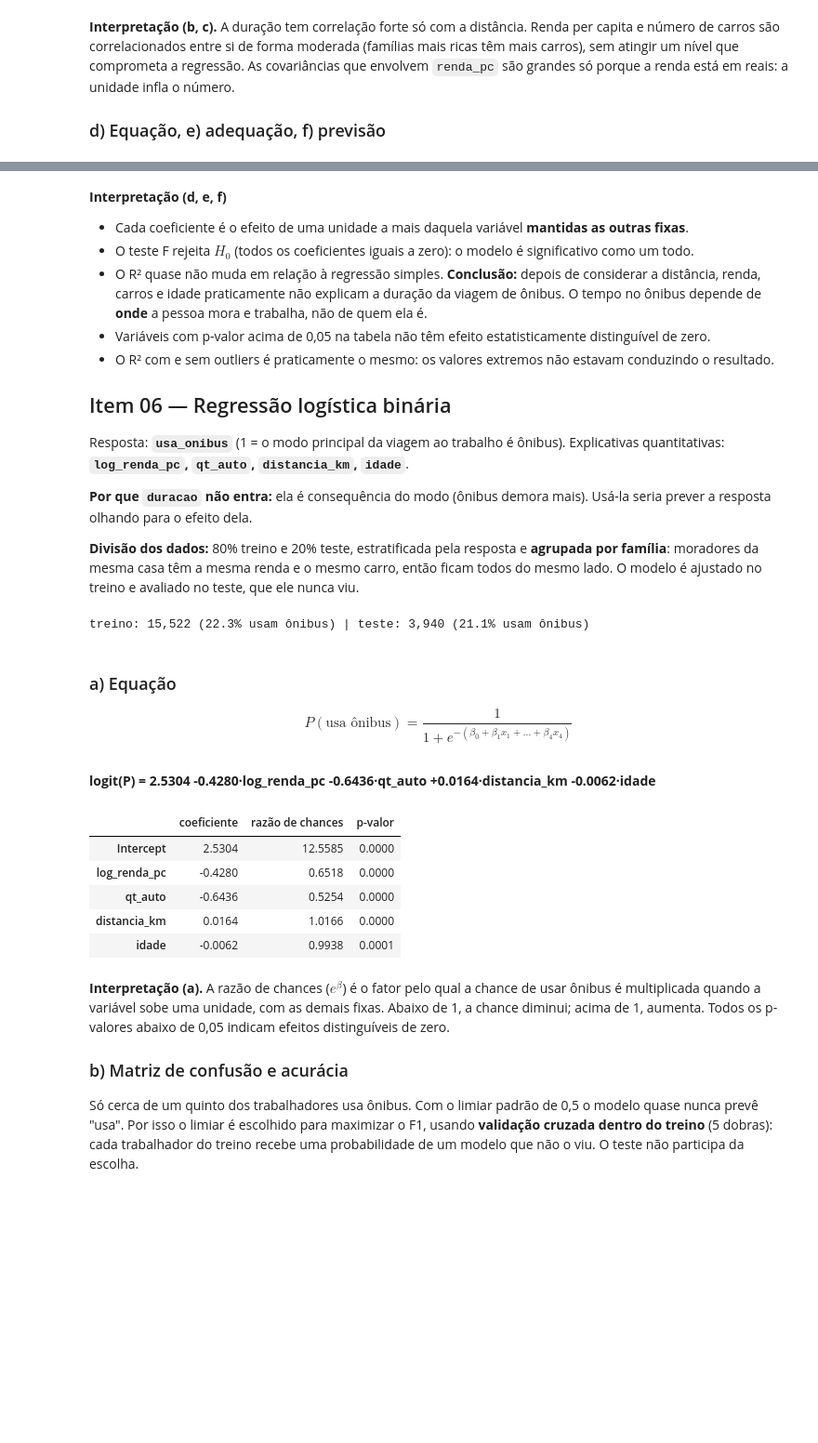
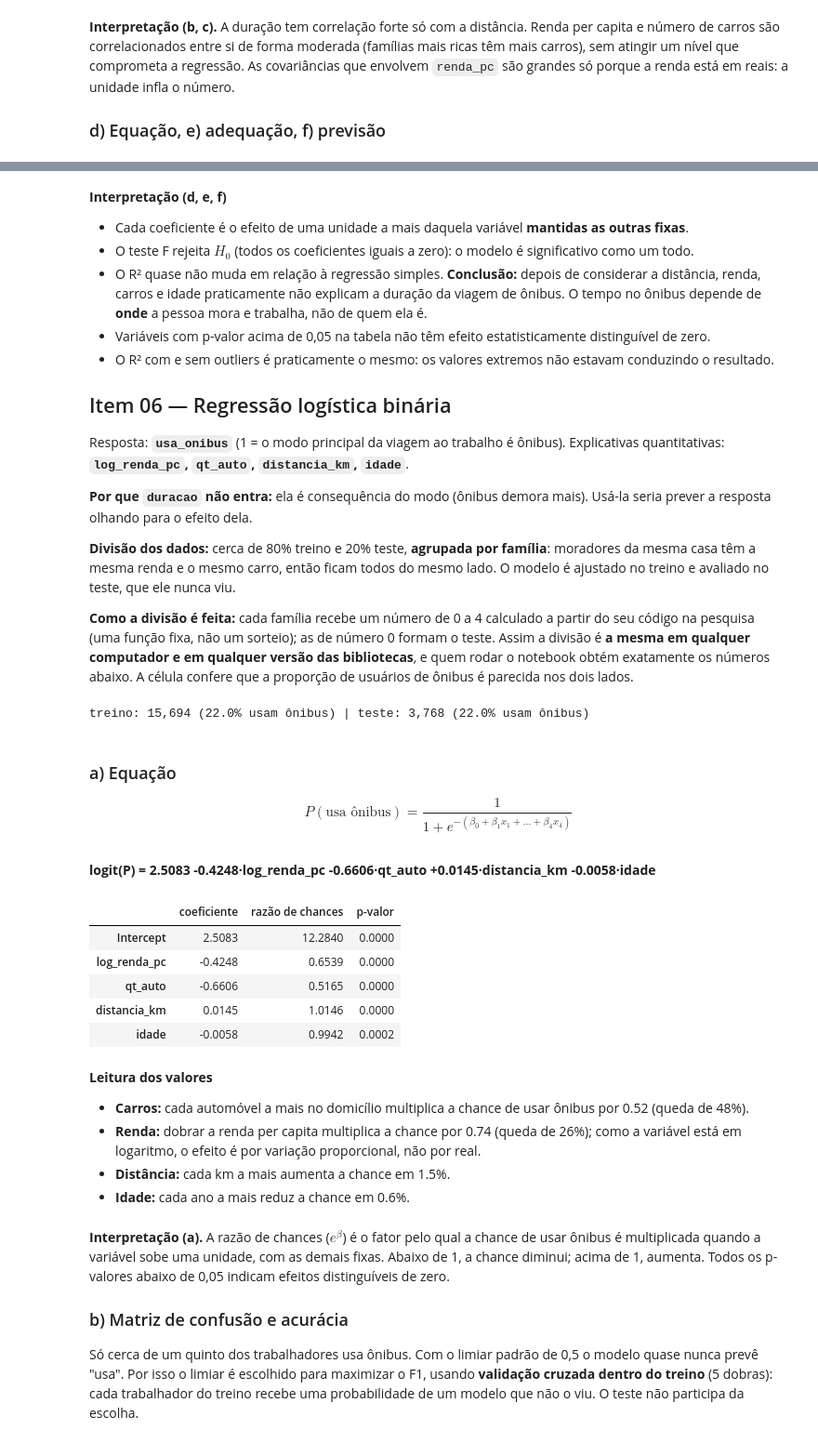
Before and after one commit to DaviZuolo07/CitizenTech_GS_2SEM, a Jupyter notebook: entregas/mlam/03_regressoes.ipynb, the cells around one changed output, grey strips where cells are left out. Shown at 93% size. Saved outputs shown, nothing was run; the diff lists cells and outputs as text; code cells hidden in the pictures; blank space fills up the shorter version.

```diff
--- a/entregas/mlam/03_regressoes.ipynb
+++ b/entregas/mlam/03_regressoes.ipynb
@@ -11,16 +11,20 @@ Base: `dados/od2017_sp_trabalho.csv` (gerada em `01_preparacao.ipynb`), uma linh
 | 05 | Renda, carros e idade acrescentam algo? | regressão linear múltipla |
 | 06 | Quem usa ônibus para trabalhar? | regressão logística binária |
 # %%
+import pathlib
 import numpy as np
 import pandas as pd
 import matplotlib.pyplot as plt
 import statsmodels.formula.api as smf
 from sklearn import metrics
-from sklearn.model_selection import StratifiedGroupKFold
 from IPython.display import Markdown, display
 
 pd.set_option("display.float_format", "{:,.4f}".format)
-df = pd.read_csv("dados/od2017_sp_trabalho.csv")
+# A base é lida da pasta do repositório. Se o notebook for aberto sozinho (por exemplo, no Google Colab),
+# ela é baixada do repositório público do grupo: é o mesmo arquivo, gerado pelo 01_preparacao.ipynb.
+CSV = pathlib.Path("dados/od2017_sp_trabalho.csv")
+URL_CSV = "https://raw.githubusercontent.com/DaviZuolo07/CitizenTech_GS_2SEM/main/entregas/mlam/dados/od2017_sp_trabalho.csv"
+df = pd.read_csv(CSV if CSV.exists() else URL_CSV)
 onibus = df[df.usa_onibus == 1]
 
 def sem_outliers(d, colunas):
@@ -176,35 +215,53 @@ Resposta: **`usa_onibus`** (1 = o modo principal da viagem ao trabalho é ônibu
 
 **Por que `duracao` não entra:** ela é consequência do modo (ônibus demora mais). Usá-la seria prever a resposta olhando para o efeito dela.
 
-**Divisão dos dados:** 80% treino e 20% teste, estratificada pela resposta e **agrupada por família**: moradores da mesma casa têm a mesma renda e o mesmo carro, então ficam todos do mesmo lado. O modelo é ajustado no treino e avaliado no teste, que ele nunca viu.
+**Divisão dos dados:** cerca de 80% treino e 20% teste, **agrupada por família**: moradores da mesma casa têm a mesma renda e o mesmo carro, então ficam todos do mesmo lado. O modelo é ajustado no treino e avaliado no teste, que ele nunca viu.
+
+**Como a divisão é feita:** cada família recebe um número de 0 a 4 calculado a partir do seu código na pesquisa (uma função fixa, não um sorteio); as de número 0 formam o teste. Assim a divisão é **a mesma em qualquer computador e em qualquer versão das bibliotecas**, e quem rodar o notebook obtém exatamente os números abaixo. A célula confere que a proporção de usuários de ônibus é parecida nos dois lados.
 # %%
-def dobras(d, k=5, semente=42):
-    return StratifiedGroupKFold(k, shuffle=True, random_state=semente).split(d, d.usa_onibus, d.id_fam)
+def dobra_da_familia(id_fam, k=5, sal=0):
+    """Número de 0 a k-1 calculado do código da família (espalhamento multiplicativo, sem sorteio).
+    Todos os moradores de uma casa recebem o mesmo número, em qualquer computador e versão de biblioteca."""
+    return ((((id_fam.astype("int64") + sal) * 2654435761) % 2**32) // 65536) % k
 
-i_treino, i_teste = next(dobras(df))
-treino, teste = df.iloc[i_treino], df.iloc[i_teste]
+no_teste = dobra_da_familia(df.id_fam) == 0
+treino, teste = df[~no_teste], df[no_teste]
 assert not set(treino.id_fam) & set(teste.id_fam)
+assert abs(treino.usa_onibus.mean() - teste.usa_onibus.mean()) < 0.02, "proporção da resposta muito diferente entre treino e teste"
 print(f"treino: {len(treino):,} ({treino.usa_onibus.mean():.1%} usam ônibus) | teste: {len(teste):,} ({teste.usa_onibus.mean():.1%} usam ônibus)")
 
 FORMULA = "usa_onibus ~ log_renda_pc + qt_auto + distancia_km + idade"
 logit = smf.logit(FORMULA, treino).fit(disp=0)
 # %% [output]
-treino: 15,522 (22.3% usam ônibus) | teste: 3,940 (21.1% usam ônibus)
+treino: 15,694 (22.0% usam ônibus) | teste: 3,768 (22.0% usam ônibus)
 # %% [markdown]
 ### a) Equação
 $$P(\text{usa ônibus}) = \frac{1}{1 + e^{-(\beta_0 + \beta_1 x_1 + \dots + \beta_4 x_4)}}$$
 # %%
 b = logit.params
 display(Markdown(f"**logit(P) = {b.Intercept:.4f} {b.log_renda_pc:+.4f}·log_renda_pc {b.qt_auto:+.4f}·qt_auto {b.distancia_km:+.4f}·distancia_km {b.idade:+.4f}·idade**"))
 display(pd.DataFrame({"coeficiente": b, "razão de chances": np.exp(b), "p-valor": logit.pvalues}))
+rc = np.exp(b)
+display(Markdown(
+    f"**Leitura dos valores**\n"
+    f"- **Carros:** cada automóvel a mais no domicílio multiplica a chance de usar ônibus por {rc.qt_auto:.2f} (queda de {1 - rc.qt_auto:.0%}).\n"
+    f"- **Renda:** dobrar a renda per capita multiplica a chance por {2 ** b.log_renda_pc:.2f} (queda de {1 - 2 ** b.log_renda_pc:.0%}); "
+    f"como a variável está em logaritmo, o efeito é por variação proporcional, não por real.\n"
+    f"- **Distância:** cada km a mais aumenta a chance em {rc.distancia_km - 1:.1%}.\n"
+    f"- **Idade:** cada ano a mais reduz a chance em {1 - rc.idade:.1%}."))
 # %% [output]
-**logit(P) = 2.5304 -0.4280·log_renda_pc -0.6436·qt_auto +0.0164·distancia_km -0.0062·idade**
+**logit(P) = 2.5083 -0.4248·log_renda_pc -0.6606·qt_auto +0.0145·distancia_km -0.0058·idade**
 |  | coeficiente | razão de chances | p-valor |
-| Intercept | 2.5304 | 12.5585 | 0.0000 |
-| log_renda_pc | -0.4280 | 0.6518 | 0.0000 |
-| qt_auto | -0.6436 | 0.5254 | 0.0000 |
-| distancia_km | 0.0164 | 1.0166 | 0.0000 |
-| idade | -0.0062 | 0.9938 | 0.0001 |
+| Intercept | 2.5083 | 12.2840 | 0.0000 |
+| log_renda_pc | -0.4248 | 0.6539 | 0.0000 |
+| qt_auto | -0.6606 | 0.5165 | 0.0000 |
+| distancia_km | 0.0145 | 1.0146 | 0.0000 |
+| idade | -0.0058 | 0.9942 | 0.0002 |
+**Leitura dos valores**
+- **Carros:** cada automóvel a mais no domicílio multiplica a chance de usar ônibus por 0.52 (queda de 48%).
+- **Renda:** dobrar a renda per capita multiplica a chance por 0.74 (queda de 26%); como a variável está em logaritmo, o efeito é por variação proporcional, não por real.
+- **Distância:** cada km a mais aumenta a chance em 1.5%.
+- **Idade:** cada ano a mais reduz a chance em 0.6%.
 # %% [markdown]
 **Interpretação (a).** A razão de chances ($e^{\beta}$) é o fator pelo qual a chance de usar ônibus é multiplicada quando a variável sobe uma unidade, com as demais fixas. Abaixo de 1, a chance diminui; acima de 1, aumenta. Todos os p-valores abaixo de 0,05 indicam efeitos distinguíveis de zero.
 
```
Also changed, not shown: parts of 10 cells of this notebook, 15 other files.
